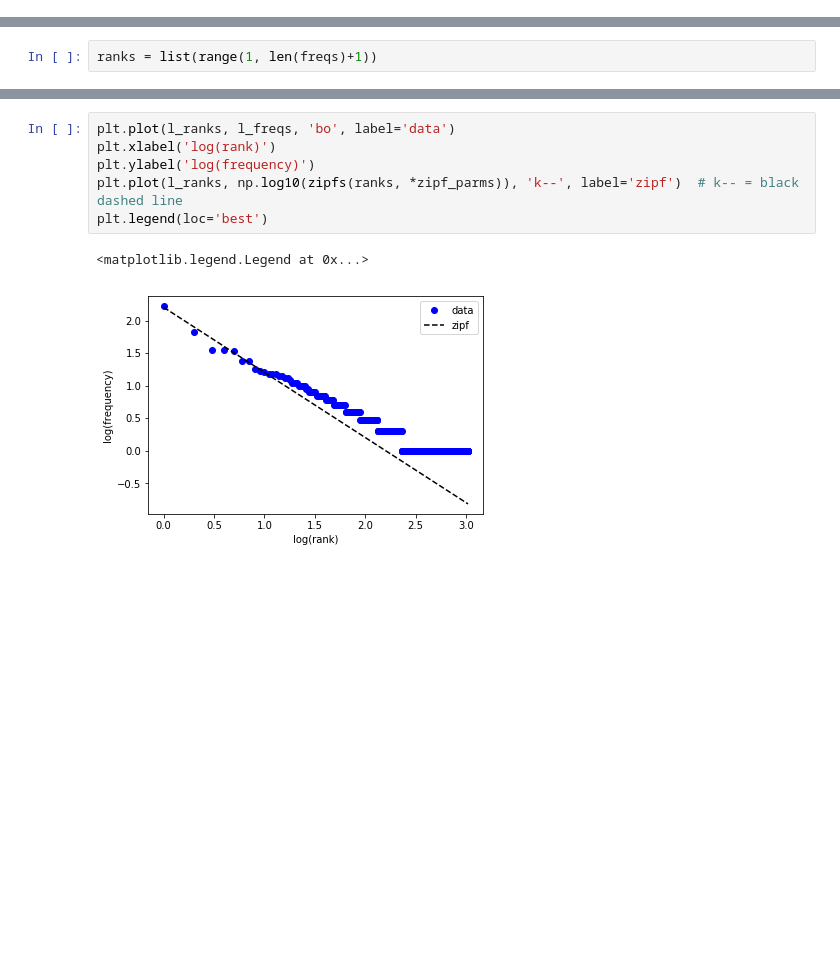
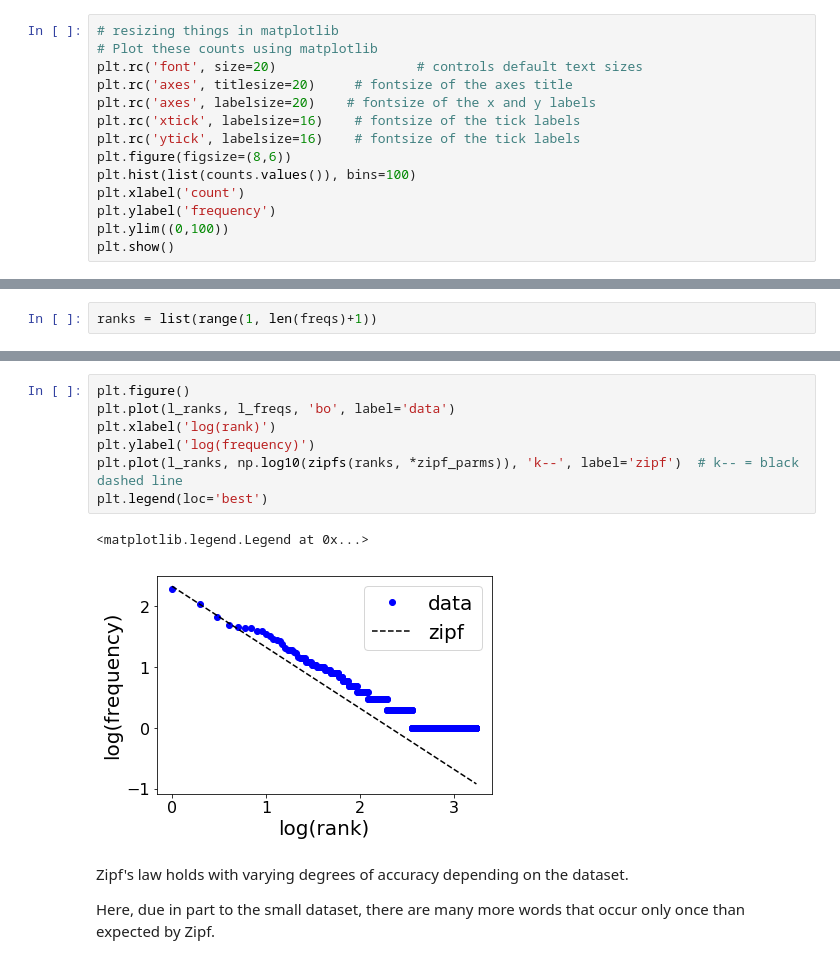
Before and after one commit to iit-cs579/main, a Jupyter notebook: lec/l02/l02.ipynb, the cells around one changed output, grey strips where cells are left out. Cells and saved outputs as stored; diff of their text form; blank space fills up the shorter version.

```diff
--- a/lec/l02/l02.ipynb
+++ b/lec/l02/l02.ipynb
@@ -461,0 +487,14 @@ plt.show()
+# %%
+# resizing things in matplotlib
+# Plot these counts using matplotlib
+plt.rc('font', size=20)                  # controls default text sizes
+plt.rc('axes', titlesize=20)     # fontsize of the axes title
+plt.rc('axes', labelsize=20)    # fontsize of the x and y labels
+plt.rc('xtick', labelsize=16)    # fontsize of the tick labels
+plt.rc('ytick', labelsize=16)    # fontsize of the tick labels
+plt.figure(figsize=(8,6))
+plt.hist(list(counts.values()), bins=100)
+plt.xlabel('count')
+plt.ylabel('frequency')
+plt.ylim((0,100))
+plt.show()
@@ -524,9 +567,14 @@ plt.ylabel('log(frequency)')
 # %%
+plt.figure()
 plt.plot(l_ranks, l_freqs, 'bo', label='data')
 plt.xlabel('log(rank)')
 plt.ylabel('log(frequency)')
 plt.plot(l_ranks, np.log10(zipfs(ranks, *zipf_parms)), 'k--', label='zipf')  # k-- = black dashed line
 plt.legend(loc='best')
 # %% [output]
 <matplotlib.legend.Legend at 0x...>
-[figure, old version]
+[figure, new version]
+# %% [markdown]
+Zipf's law holds with varying degrees of accuracy depending on the dataset.
+
+Here, due in part to the small dataset, there are many more words that occur only once than expected by Zipf.
```
Also changed, not shown: parts of 33 cells of this notebook.
